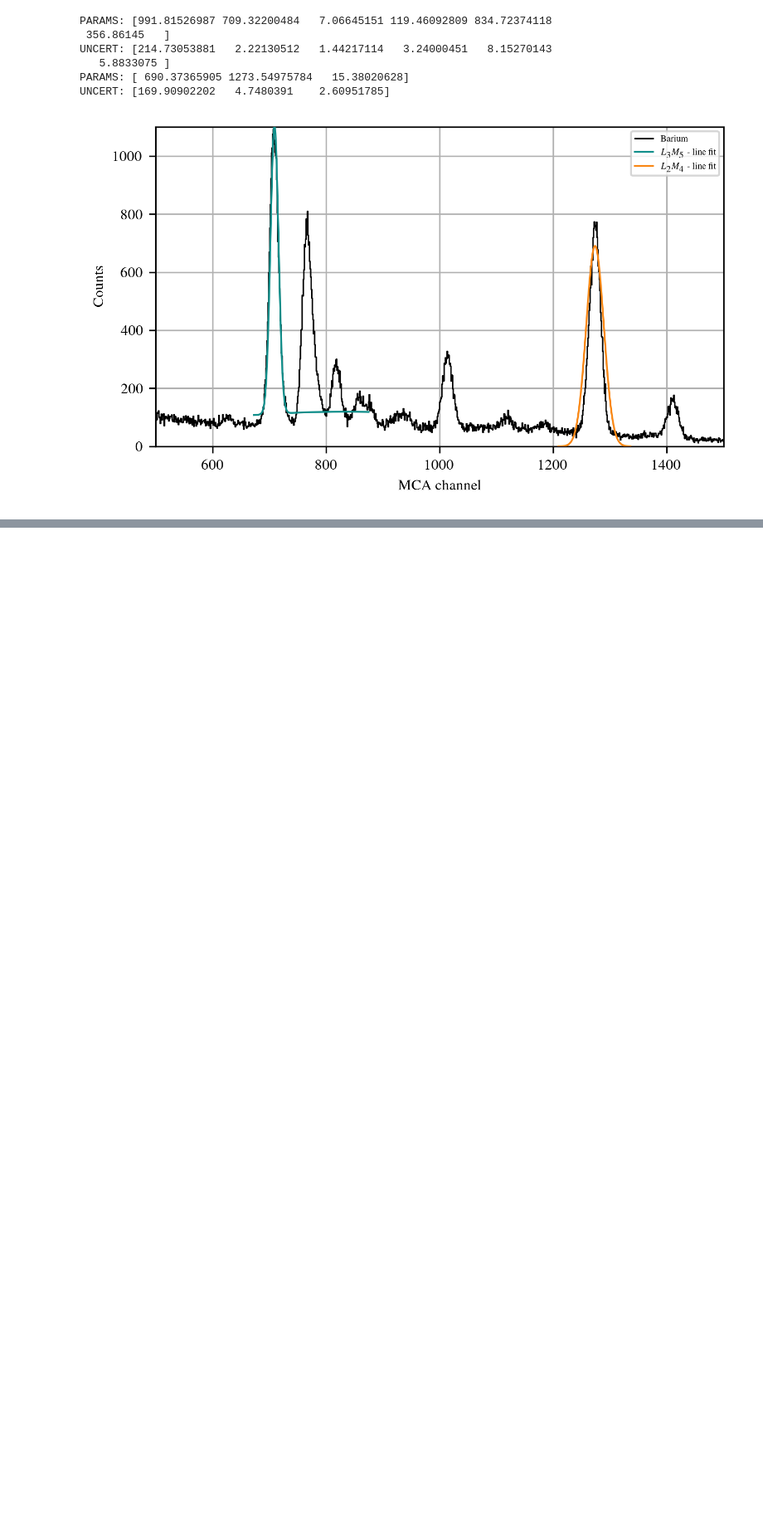
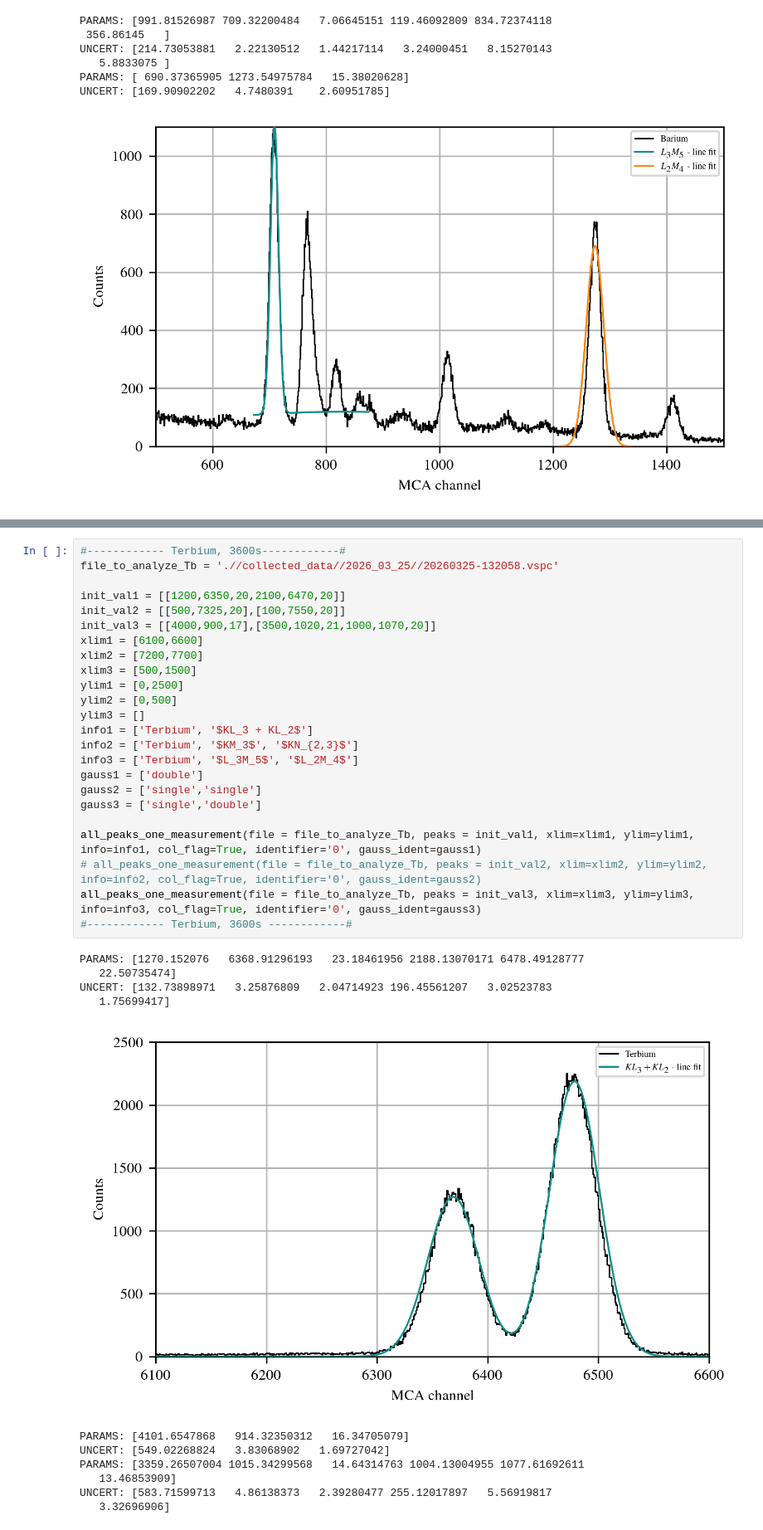
Before and after one commit to SirPhoenix007/IBA-Bonn, a Jupyter notebook: Study_2602_PIXEDetector/PIXE_results_SetD.ipynb, the cells around one changed output, grey strips where cells are left out. Shown at 83% size. Saved outputs shown, nothing was run; the diff lists cells and outputs as text; blank space fills up the shorter version.

```diff
--- a/Study_2602_PIXEDetector/PIXE_results_SetD.ipynb
+++ b/Study_2602_PIXEDetector/PIXE_results_SetD.ipynb
@@ -379,0 +382,36 @@ UNCERT: [169.90902202   4.7480391    2.60951785]
+# %%
+#------------ Terbium, 3600s------------#
+file_to_analyze_Tb = './/collected_data//2026_03_25//20260325-132058.vspc'
+
+init_val1 = [[1200,6350,20,2100,6470,20]]
+init_val2 = [[500,7325,20],[100,7550,20]]
+init_val3 = [[4000,900,17],[3500,1020,21,1000,1070,20]]
+xlim1 = [6100,6600]
+xlim2 = [7200,7700]
+xlim3 = [500,1500]
+ylim1 = [0,2500]
+ylim2 = [0,500]
+ylim3 = []
+info1 = ['Terbium', '$KL_3 + KL_2$']
+info2 = ['Terbium', '$KM_3$', '$KN_{2,3}$']
+info3 = ['Terbium', '$L_3M_5$', '$L_2M_4$']
+gauss1 = ['double']
+gauss2 = ['single','single']
+gauss3 = ['single','double']
+
+all_peaks_one_measurement(file = file_to_analyze_Tb, peaks = init_val1, xlim=xlim1, ylim=ylim1, info=info1, col_flag=True, identifier='0', gauss_ident=gauss1)
+# all_peaks_one_measurement(file = file_to_analyze_Tb, peaks = init_val2, xlim=xlim2, ylim=ylim2, info=info2, col_flag=True, identifier='0', gauss_ident=gauss2)
+all_peaks_one_measurement(file = file_to_analyze_Tb, peaks = init_val3, xlim=xlim3, ylim=ylim3, info=info3, col_flag=True, identifier='0', gauss_ident=gauss3)
+#------------ Terbium, 3600s ------------#
+# %% [output]
+PARAMS: [1270.152076   6368.91296193   23.18461956 2188.13070171 6478.49128777
+   22.50735474]
+UNCERT: [132.73898971   3.25876809   2.04714923 196.45561207   3.02523783
+   1.75699417]
+[figure, added]
+PARAMS: [4101.6547868   914.32350312   16.34705079]
+UNCERT: [549.02268824   3.83068902   1.69727042]
+PARAMS: [3359.26507004 1015.34299568   14.64314763 1004.13004955 1077.61692611
+   13.46853909]
+UNCERT: [583.71599713   4.86138373   2.39280477 255.12017897   5.56919817
+   3.32696906]
```
Also changed, not shown: parts of 3 cells of this notebook, 43 other files.
